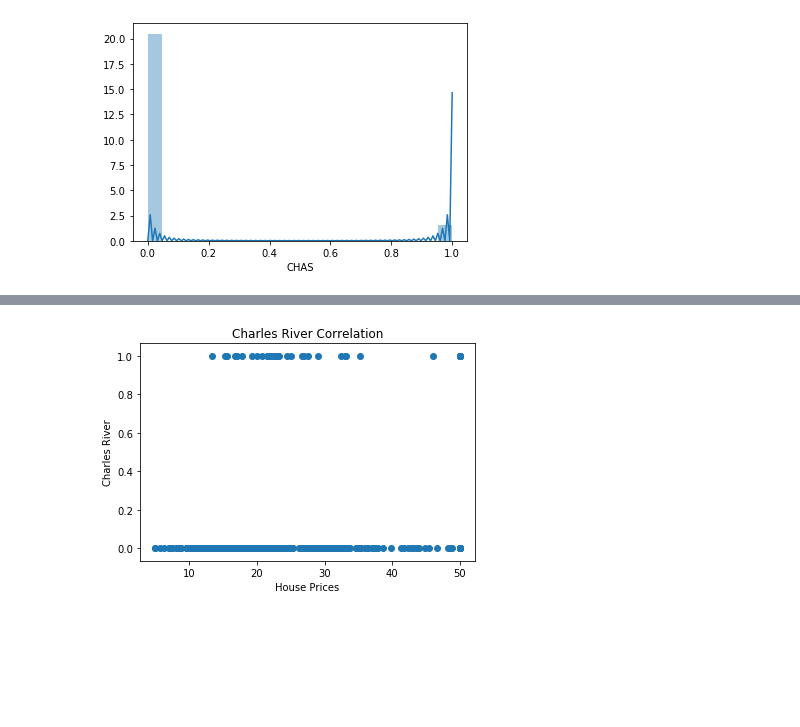
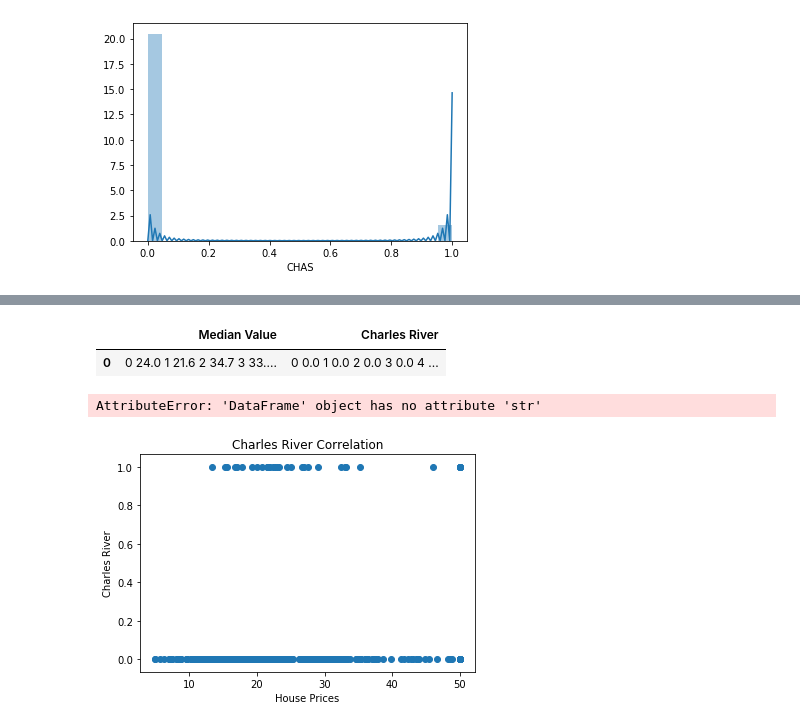
Before and after one commit to tullowhurler/Machine-Learning-2019, a Jupyter notebook: Boston House Prices.ipynb, the cells around one changed output, grey strips where cells are left out. Saved outputs shown, nothing was run; the diff lists cells and outputs as text; code cells hidden in the pictures; blank space fills up the shorter version.

Commit message:
Trying to access dataframes and split data for t test

```diff
--- a/Boston House Prices.ipynb
+++ b/Boston House Prices.ipynb
@@ -202,3 +167,14 @@ sns.distplot(b);
+# %%
+d = {'Median Value': [a], 'Charles River': [b]}
+df = pd.DataFrame(data=d)
+df
+# %% [output]
+|  | Median Value | Charles River |
+| 0 | 0 24.0 1 21.6 2 34.7 3 33.... | 0 0.0 1 0.0 2 0.0 3 0.0 4 ... |
+# %%
+df[df.str.contains('Charles River',case=False)]
+# %% [output]
+AttributeError: 'DataFrame' object has no attribute 'str'
 # %%
 import matplotlib.pyplot as plt
 # %%
```
Also changed, not shown: parts of 8 cells of this notebook.
